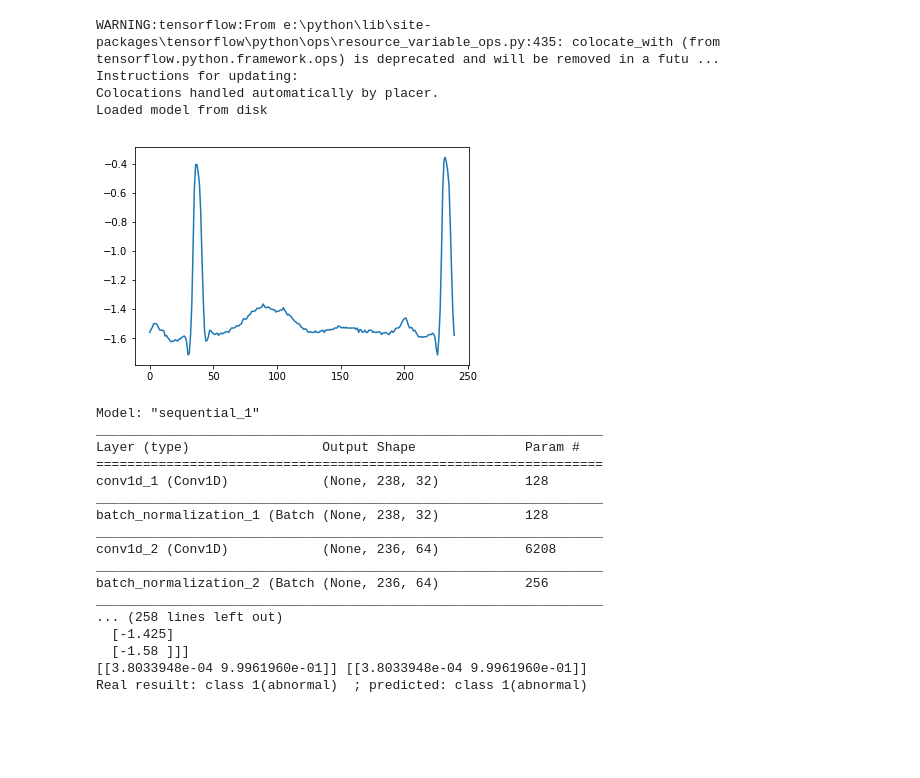
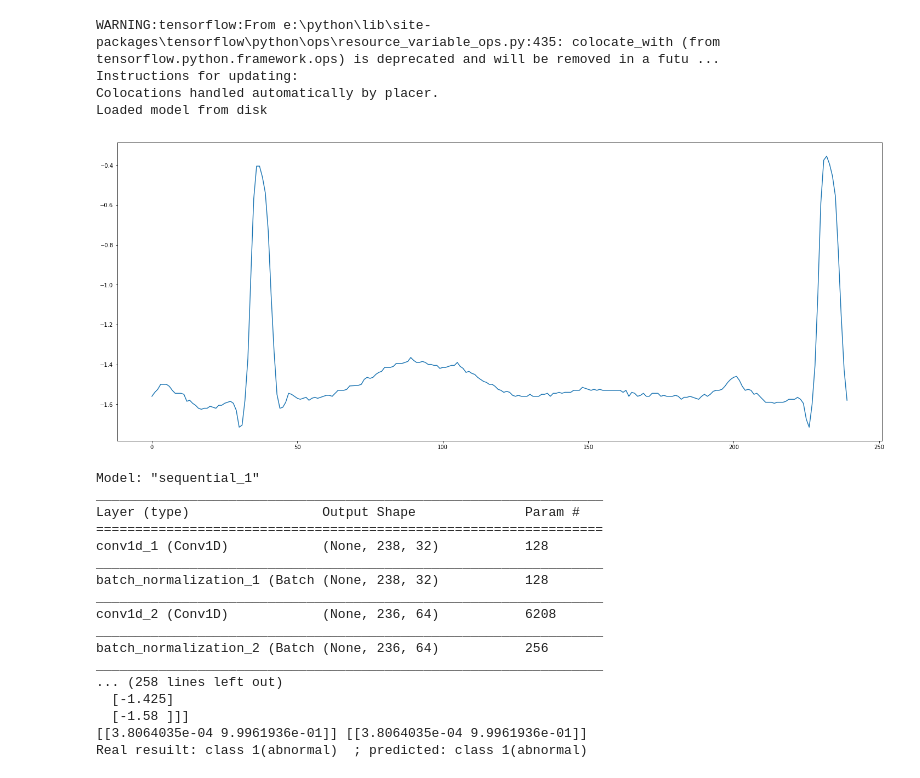
Before and after one commit to SubrataSarkar32/myocardial-ischaemia-detect, a Jupyter notebook: check_individual_inputs.ipynb, the cells around one changed output. Cells and saved outputs as stored; diff of their text form; code cells hidden in the pictures; blank space fills up the shorter version.

```diff
--- a/check_individual_inputs.ipynb
+++ b/check_individual_inputs.ipynb
@@ -131,9 +151,9 @@ x_new=[[-1.56 ],
  [-1.53 ],
  [-1.53 ],
  [-1.525],
- [-1.515],
- [-1.515],
- [-1.515],
+ [-1.508],
+ [-1.507],
+ [-1.506],
  [-1.505],
  [-1.5  ],
  [-1.475],
@@ -280,34 +300,35 @@ x_new=[[-1.56 ],
  [-1.595],
  [-1.59 ],
  [-1.59 ],
  [-1.59 ],
  [-1.585],
  [-1.575],
  [-1.575],
  [-1.575],
  [-1.565],
  [-1.575],
  [-1.595],
  [-1.675],
  [-1.715],
  [-1.6  ],
  [-1.405],
  [-1.04 ],
  [-0.59 ],
  [-0.375],
  [-0.355],
  [-0.395],
  [-0.455],
  [-0.555],
  [-0.83 ],
  [-1.155],
  [-1.425],
  [-1.58 ]]
 ts=[y for y in range(240)]
+plt.rcParams["figure.figsize"] = (25,10)
 plt.plot(ts,x_new)
 plt.show()
 # %% [output]
-[figure, old version]
+[figure, new version]
 # %%
 # run model on custom input #1(real result 0 i.e. normal)
 #declare target names
@@ -336,5 +357,5 @@ _________________________________________________________________
 ... (258 lines left out)
   [-1.425]
   [-1.58 ]]]
-[[3.8033948e-04 9.9961960e-01]] [[3.8033948e-04 9.9961960e-01]]
+[[3.8064035e-04 9.9961936e-01]] [[3.8064035e-04 9.9961936e-01]]
 Real resuilt: class 1(abnormal)  ; predicted: class 1(abnormal)
```
Also changed, not shown: parts of 1 cell of this notebook, 5 other files.
